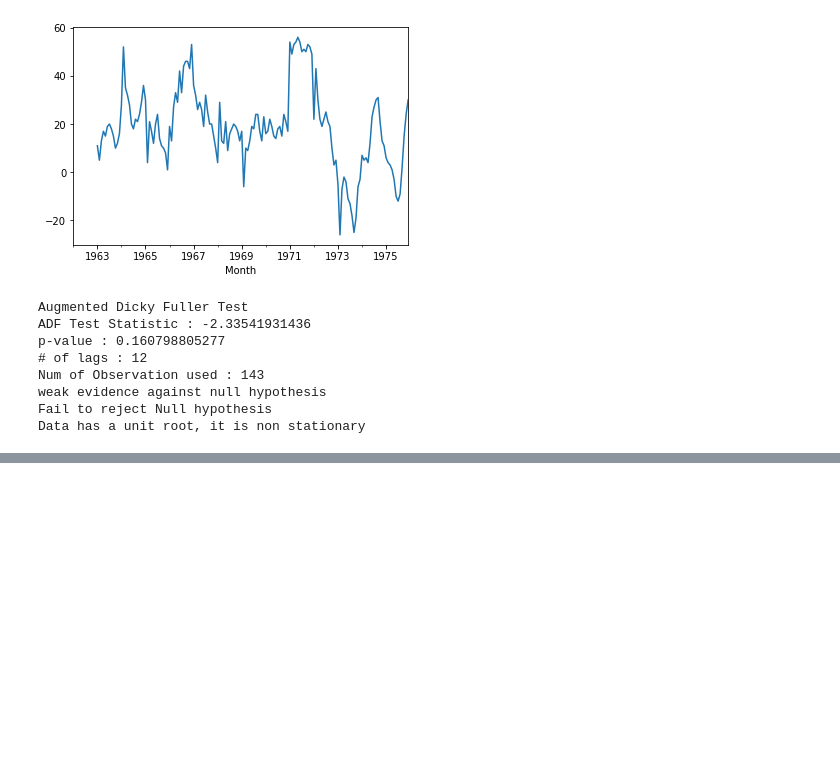
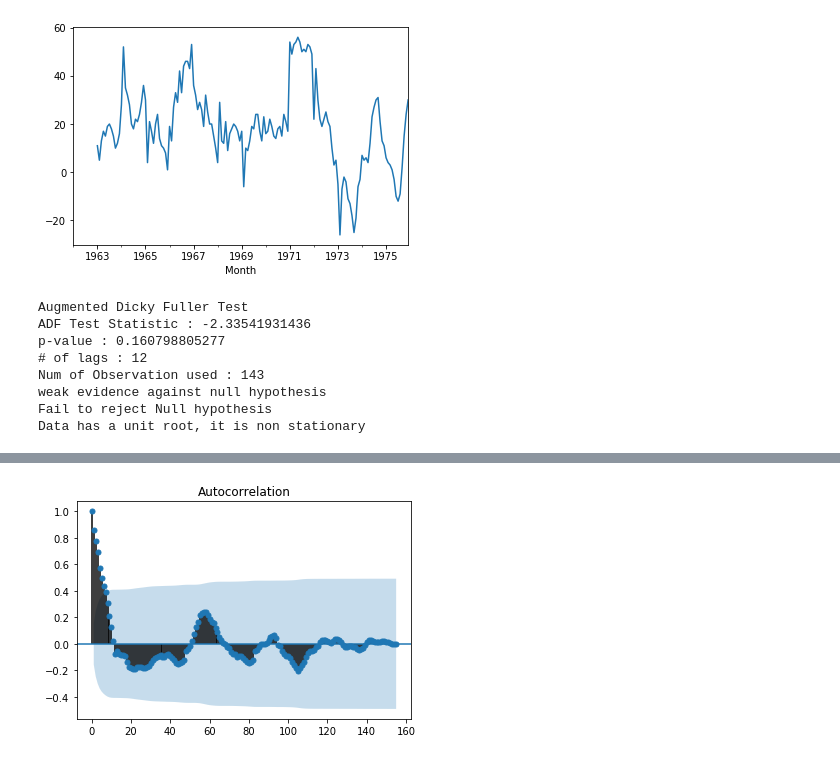
Before and after one commit to vitaliAI/Python-Source-Code, a Jupyter notebook: Time Series Analysis/Time Series.ipynb, the cells around one changed output, grey strips where cells are left out. Drawn from its saved outputs; the diff is of its cells as text; code cells hidden in the pictures; blank space fills up the shorter version.

```diff
--- a/Time Series Analysis/Time Series.ipynb
+++ b/Time Series Analysis/Time Series.ipynb
@@ -457,0 +464,4 @@ Data has a unit root, it is non stationary
+# %%
+fig_seasonal_first = plot_acf(df['Seasonal Difference'].dropna())
+# %% [output]
+[figure, added]
```
Also changed, not shown: parts of 4 cells of this notebook.
